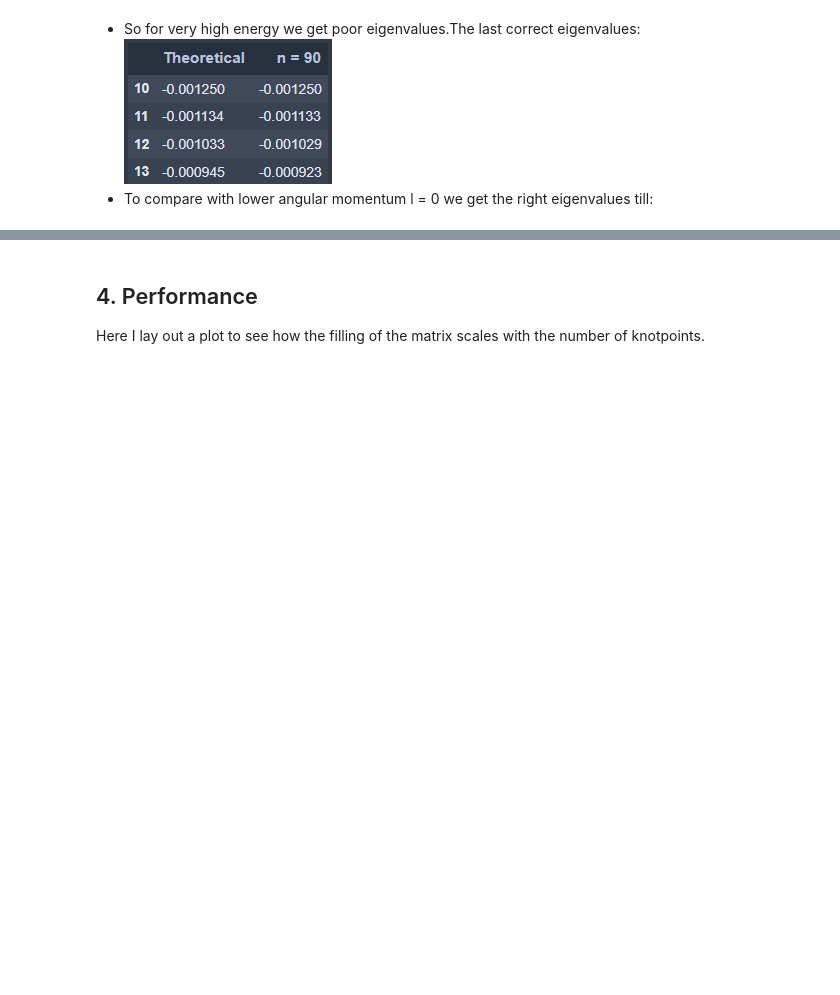
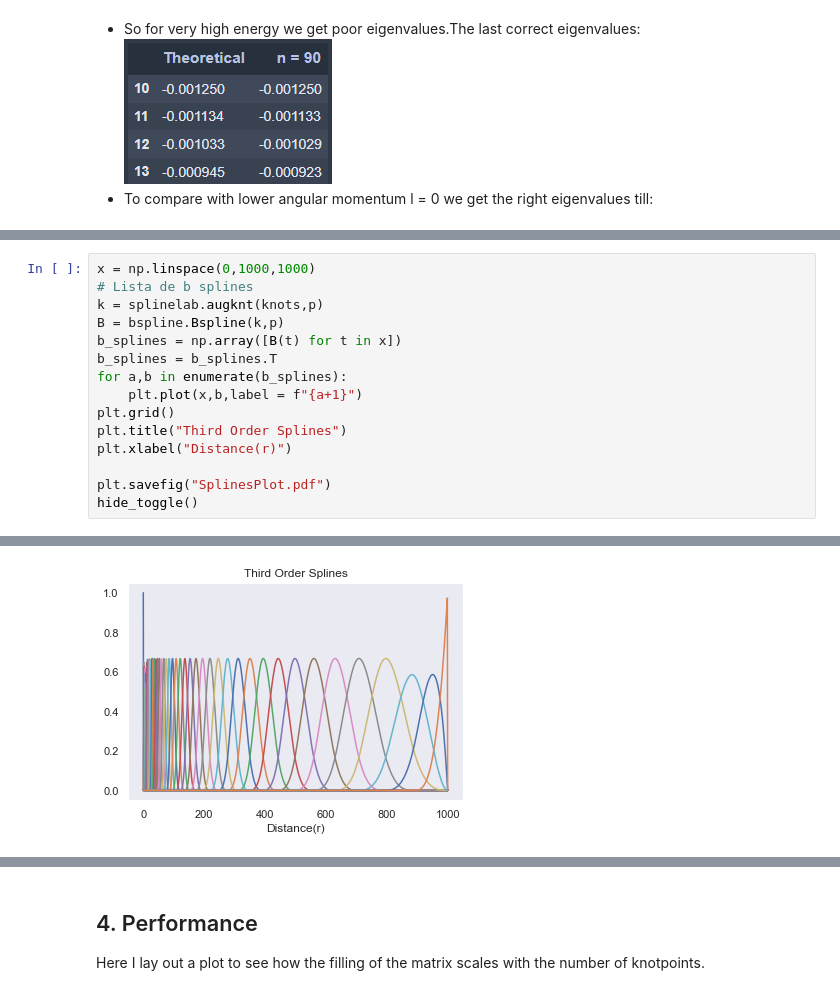
Before and after one commit to tryt0c0de/BsplinesEigenvalues, a Jupyter notebook: Report.ipynb, the cells around one changed output, grey strips where cells are left out. Cells and saved outputs as stored; diff of their text form; blank space fills up the shorter version.

```diff
--- a/Report.ipynb
+++ b/Report.ipynb
@@ -197,0 +182,16 @@ eigenvectorplot(50,2,5,0,1)
+# %%
+x = np.linspace(0,1000,1000)
+# Lista de b splines
+k = splinelab.augknt(knots,p)
+B = bspline.Bspline(k,p)
+b_splines = np.array([B(t) for t in x])
+b_splines = b_splines.T
+for a,b in enumerate(b_splines):
+    plt.plot(x,b,label = f"{a+1}")
+plt.grid()
+plt.title("Third Order Splines")
+plt.xlabel("Distance(r)")
+
+plt.savefig("SplinesPlot.pdf")
+hide_toggle()
+# %% [output]
@@ -198,3 +199,4 @@ eigenvectorplot(50,2,5,0,1)
+[figure, added]
 # %%
 fig = plt.figure(figsize = (20,20))
 plt.subplot(2,2,1)
```
Also changed, not shown: parts of 15 cells of this notebook, 25 other files.
